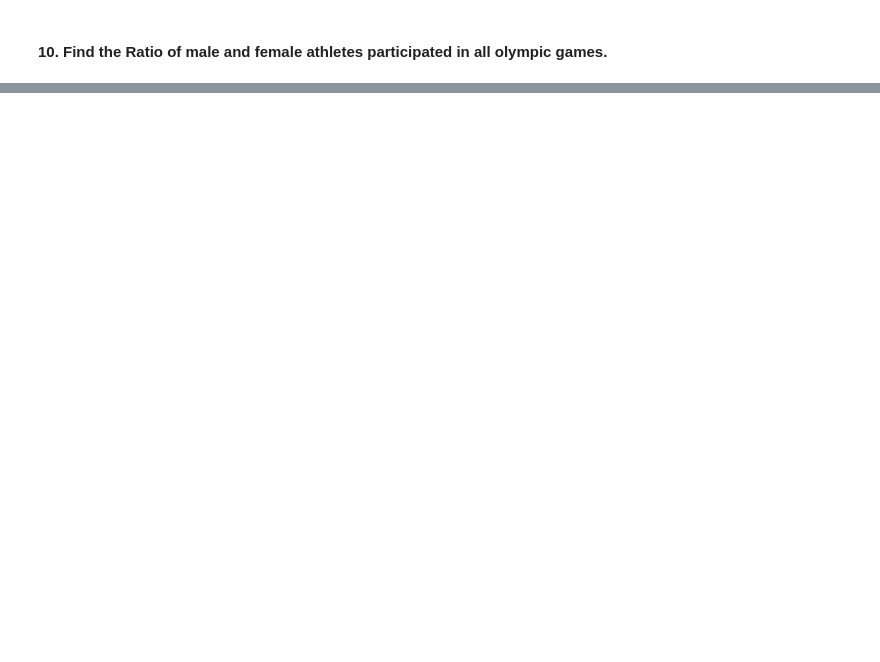
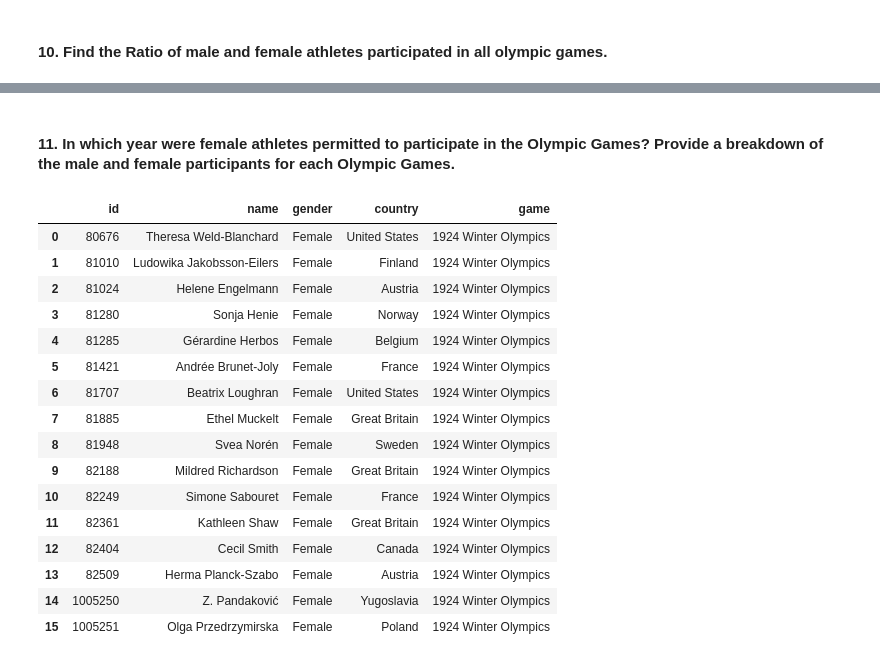
Before and after one commit to chanronnie/Olympics, a Jupyter notebook: analysis/olympics_analysis.ipynb, the cells around one changed output, grey strips where cells are left out. Drawn from its saved outputs; the diff is of its cells as text; code cells hidden in the pictures; blank space fills up the shorter version.

```diff
--- a/analysis/olympics_analysis.ipynb
+++ b/analysis/olympics_analysis.ipynb
@@ -346,0 +488,38 @@ JOIN olympics.host_cities c ON h.game = c.game
+# %% [markdown]
+#### 11. In which year were female athletes permitted to participate in the Olympic Games? Provide a breakdown of the male and female participants for each Olympic Games.
+# %%
+pd.read_sql("""
+
+
+SELECT DISTINCT h.id, h.name, h.gender, h.country, h.game
+
+FROM olympics.olympic_history_cleaned h
+JOIN olympics.host_cities c ON h.game = c.game
+
+WHERE
+    -- h.noc = 'CZE' AND
+    h.gender = 'Female'
+    -- h.gender = 'Male'
+    -- AND c.year = 1896
+    -- AND event LIKE '%(Olympic)'
+    AND h.game = '1924 Winter Olympics'
+
+""", conn)
+# %% [output]
+|  | id | name | gender | country | game |
+| 0 | 80676 | Theresa Weld-Blanchard | Female | United States | 1924 Winter Olympics |
+| 1 | 81010 | Ludowika Jakobsson-Eilers | Female | Finland | 1924 Winter Olympics |
+| 2 | 81024 | Helene Engelmann | Female | Austria | 1924 Winter Olympics |
+| 3 | 81280 | Sonja Henie | Female | Norway | 1924 Winter Olympics |
+| 4 | 81285 | Gérardine Herbos | Female | Belgium | 1924 Winter Olympics |
+| 5 | 81421 | Andrée Brunet-Joly | Female | France | 1924 Winter Olympics |
+| 6 | 81707 | Beatrix Loughran | Female | United States | 1924 Winter Olympics |
+| 7 | 81885 | Ethel Muckelt | Female | Great Britain | 1924 Winter Olympics |
+| 8 | 81948 | Svea Norén | Female | Sweden | 1924 Winter Olympics |
+| 9 | 82188 | Mildred Richardson | Female | Great Britain | 1924 Winter Olympics |
+| 10 | 82249 | Simone Sabouret | Female | France | 1924 Winter Olympics |
+| 11 | 82361 | Kathleen Shaw | Female | Great Britain | 1924 Winter Olympics |
+| 12 | 82404 | Cecil Smith | Female | Canada | 1924 Winter Olympics |
+| 13 | 82509 | Herma Planck-Szabo | Female | Austria | 1924 Winter Olympics |
+| 14 | 1005250 | Z. Pandaković | Female | Yugoslavia | 1924 Winter Olympics |
+| 15 | 1005251 | Olga Przedrzymirska | Female | Poland | 1924 Winter Olympics |
```
Also changed, not shown: parts of 24 cells of this notebook.
